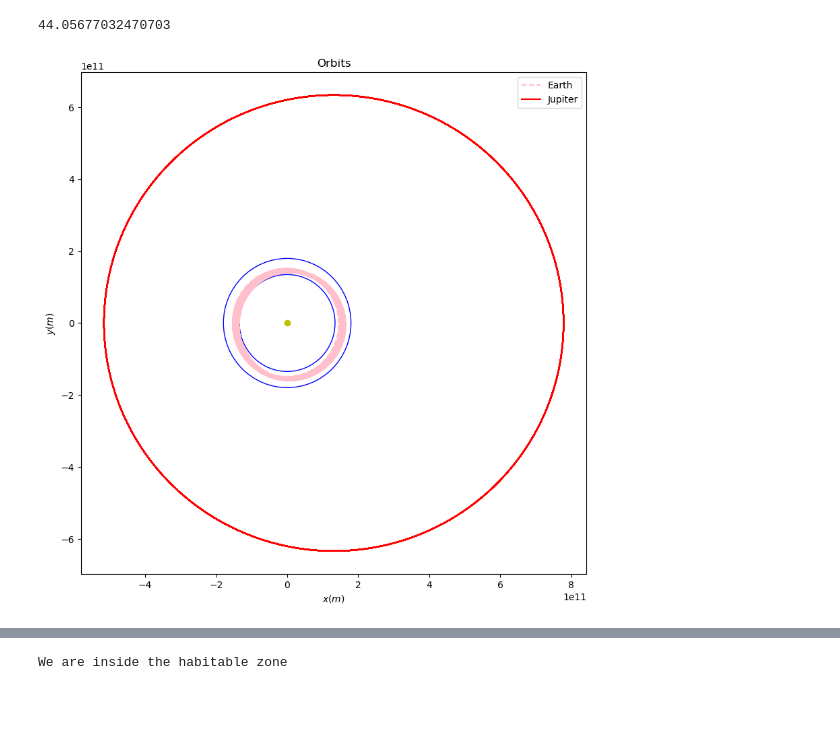
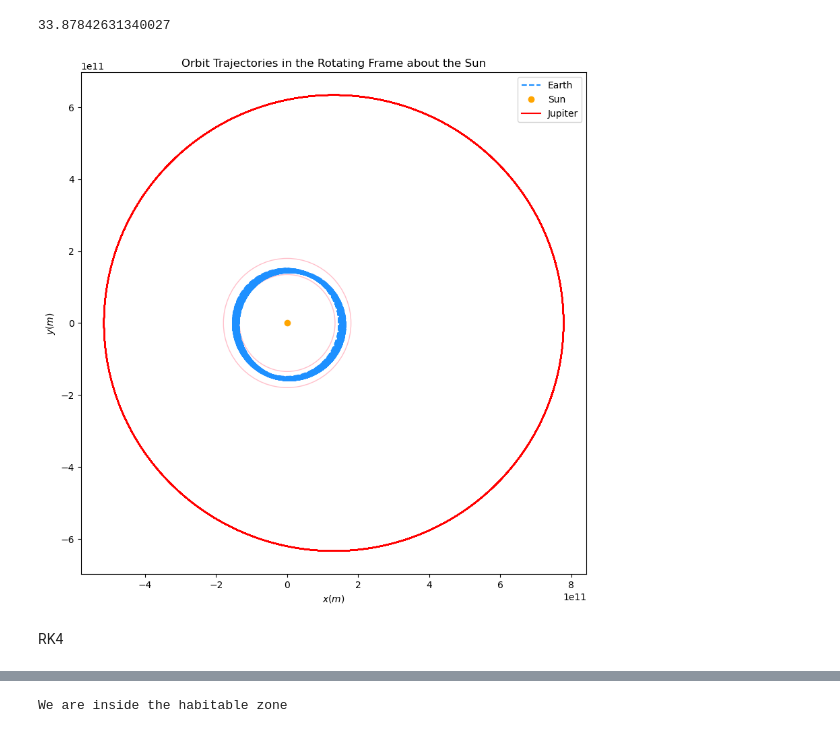
Before and after one commit to Zoinkadoinka/AE370-Project-1, a Jupyter notebook: Mega Jupiter Code.ipynb, the cells around one changed output, grey strips where cells are left out. Saved outputs shown, nothing was run; the diff lists cells and outputs as text; code cells hidden in the pictures; blank space fills up the shorter version.

```diff
--- a/Mega Jupiter Code.ipynb
+++ b/Mega Jupiter Code.ipynb
@@ -194,0 +230,20 @@ def ivp_abm3_error(u_0, T, delta_t):
+# %%
+import matplotlib.pyplot as plt
+plt.style.use('default')
+
+delta_t = 86400
+fig1 = plt.figure(figsize=(16, 16), tight_layout=True)
+ax1 = fig1.add_subplot(221)
+
+u, times = ivp_abm3(u_0, 3.784e9, 86400)
+
+# print(u)
+
+ax1.plot(u[:,0],u[:,1],"dodgerblue", label = "Earth")
+ax1.plot(u[:,3],u[:,4],"orange", label = "Sun")
+ax1.plot(u[:,6],u[:,7],"r", label = "Jupiter")
+
+ax1.set_title("Trajectory from a Fixed Frame")
+ax1.set_xlabel("$x(m)$")
+ax1.set_ylabel("$y(m)$")
+ax1.legend()
@@ -218,38 +276,34 @@ ax1.legend()
 # %%
 import matplotlib.pyplot as plt
 plt.style.use('default')
 
 import time
 start = time.time()
 
 
 delta_t = 86400
 fig1 = plt.figure(figsize=(16, 16), tight_layout=True)
 ax1 = fig1.add_subplot(221)
 
 u, times = ivp_abm3(u_0, 3.784e9, 86400)
 
-# print(u)
 
-
-
-ax1.plot(u[:,0]-u[:,3],u[:,1]-u[:,4],"pink",linestyle = "--", label = "Earth")
-#ax1.plot(0,0,"g", label = "Sun")
-ax1.plot(0,0,'o', color = "y")
+ax1.plot(u[:,0]-u[:,3],u[:,1]-u[:,4],"dodgerblue",linestyle = "--", label = "Earth")
+ax1.plot(0,0,'o', color = "orange", label = "Sun")
 ax1.plot(u[:,6]-u[:,3],u[:,7]-u[:,4],"r", label = "Jupiter")
 
-innercircle = plt.Circle((0,0), radius = 1.496e11*0.9, fill = False, color = "blue")
-outercircle = plt.Circle((0,0), radius = 1.496e11*1.2, fill = False, color = "blue")
+innercircle = plt.Circle((0,0), radius = 1.496e11*0.9, fill = False, color = "pink")
+outercircle = plt.Circle((0,0), radius = 1.496e11*1.2, fill = False, color = "pink")
 ax1.add_patch(innercircle)
 ax1.add_patch(outercircle)
 
-ax1.set_title("Orbits")
+ax1.set_title("Orbit Trajectories in the Rotating Frame about the Sun")
 ax1.set_xlabel("$x(m)$")
 ax1.set_ylabel("$y(m)$")
 ax1.legend()
 
 end = time.time()
 print(end - start)
 # %% [output]
-44.05677032470703
+33.87842631340027
-[figure, old version]
+[figure, new version]
@@ -288,0 +310,2 @@ def ivp_RK4(u_0, T, delta_t):
+# %% [markdown]
+RK4
```
Also changed, not shown: parts of 10 cells of this notebook, 1 other file.
